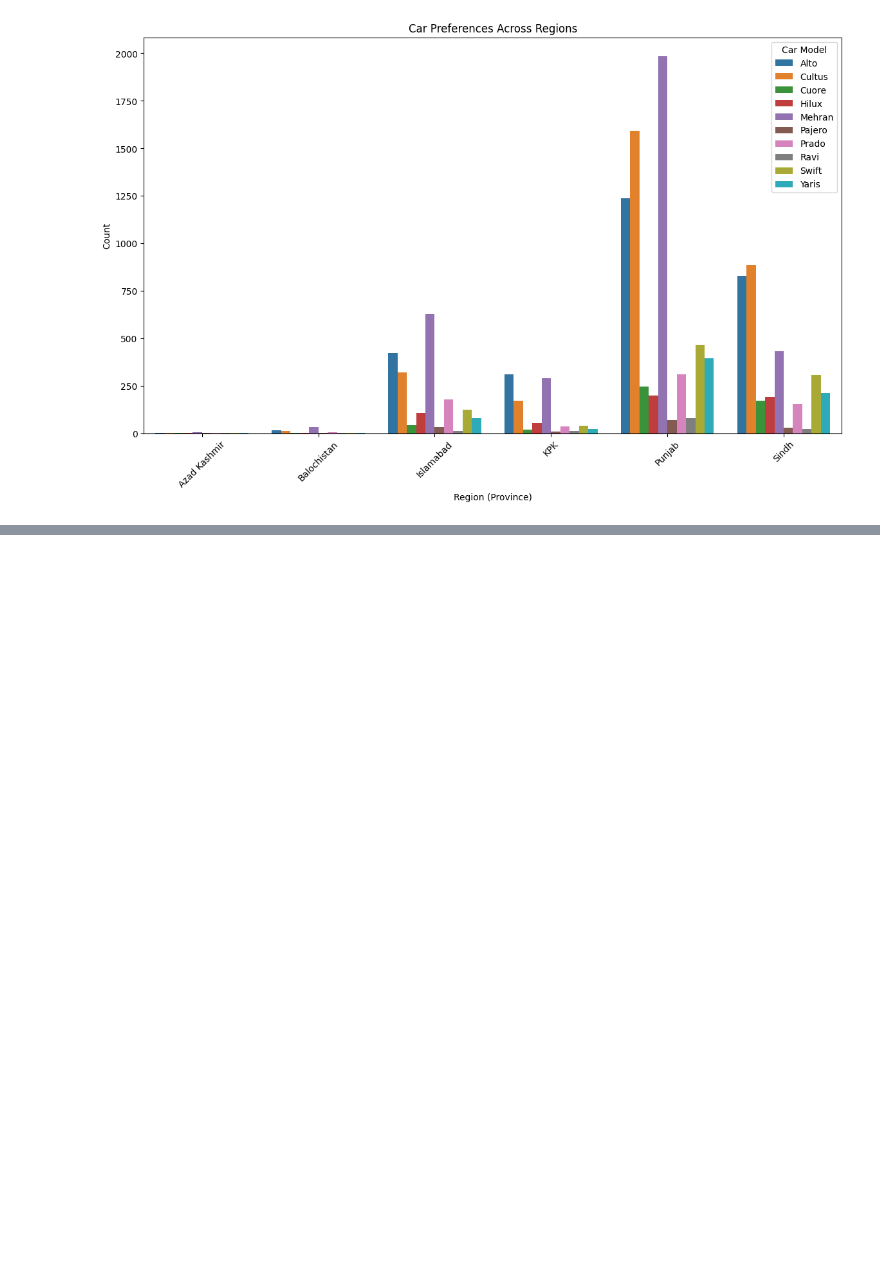
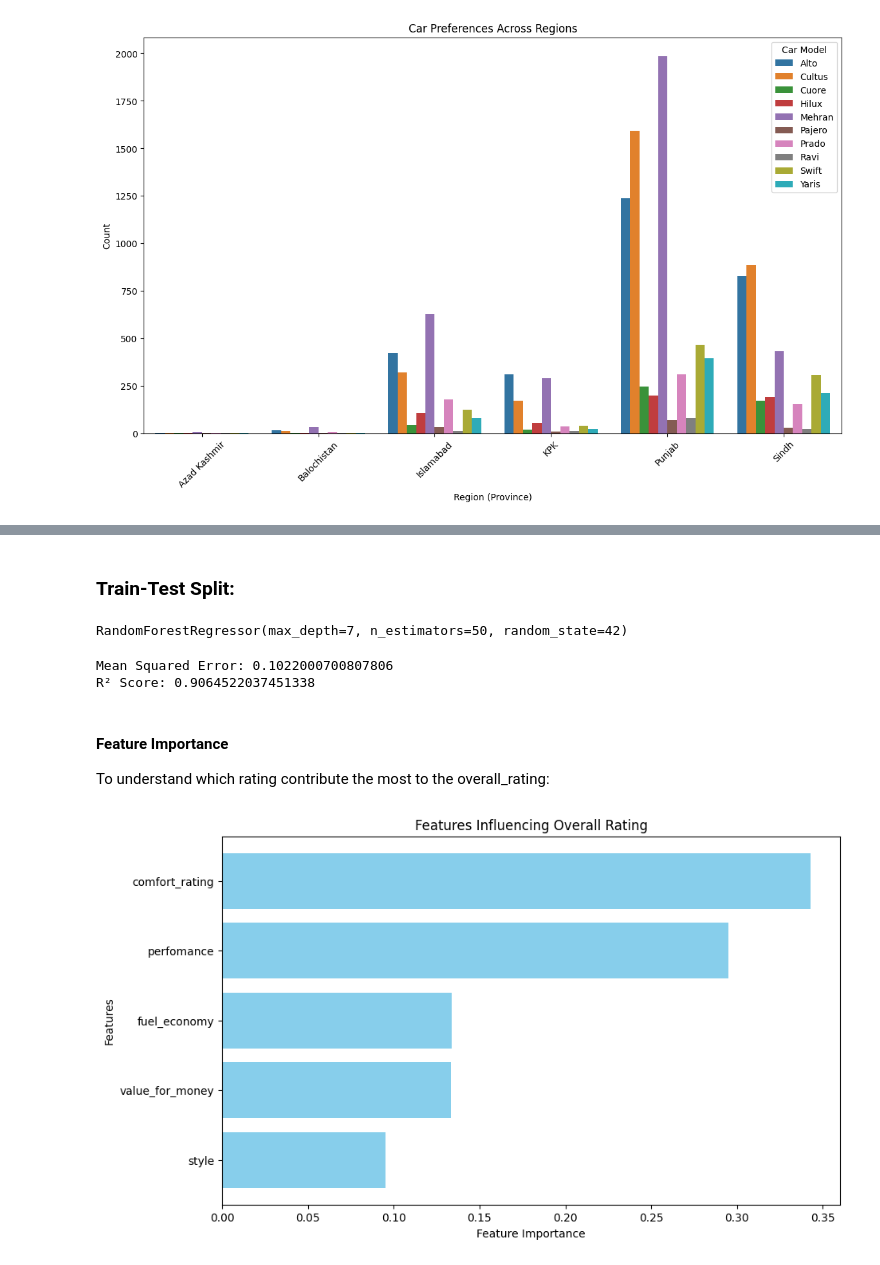
Before and after one commit to Muneeb-03/CS334-PakWheels-Project, a Jupyter notebook: project.ipynb, the cells around one changed output, grey strips where cells are left out. Cells and saved outputs as stored; diff of their text form; code cells hidden in the pictures; blank space fills up the shorter version.

```diff
--- a/project.ipynb
+++ b/project.ipynb
@@ -1751,0 +1756,3 @@ plt.show()
+# %%
+reviews_df = pd.read_csv(os.path.join('cleaned datasets', 'dataset_2.csv'))
+reviews_df.head()
@@ -1751,0 +1768,4 @@ plt.show()
+# %%
+selected_cols = ['style', 'comfort_rating', 'fuel_economy', 'perfomance', 'value_for_money', 'overall_rating']
+data = reviews_df[selected_cols]
+data.head()
@@ -1751,0 +1791,41 @@ plt.show()
+# %% [markdown]
+### Train-Test Split:
+# %%
+X_train, X_test, y_train, y_test = train_test_split(data.drop(columns=['overall_rating']), data['overall_rating'], test_size=0.2, random_state=42)
+# %%
+random_forest = RandomForestRegressor(n_estimators=50, max_depth=7, random_state=42)
+
+random_forest.fit(X_train, y_train)
+# %% [output]
+RandomForestRegressor(max_depth=7, n_estimators=50, random_state=42)
+# %%
+y_pred = random_forest.predict(X_test)
+
+# Evaluate
+print(f"Mean Squared Error: {mean_squared_error(y_test, y_pred)}")
+print(f"R² Score: {r2_score(y_test, y_pred)}")
+# %% [output]
+Mean Squared Error: 0.1022000700807806
+R² Score: 0.9064522037451338
+# %% [markdown]
+#### Feature Importance
+
+To understand which rating contribute the most to the overall_rating:
+# %%
+importances = random_forest.feature_importances_
+feature_names = X_train.columns
+
+# Create a DataFrame for feature importances
+importance_df = pd.DataFrame({'Feature': feature_names, 'Importance': importances})
+importance_df = importance_df.sort_values(by='Importance', ascending=False)
+
+# Visualize the top 10 important features
+plt.figure(figsize=(10, 6))
+plt.barh(importance_df['Feature'][:10], importance_df['Importance'][:10], color='skyblue')
+plt.xlabel('Feature Importance')
+plt.ylabel('Features')
+plt.title('Features Influencing Overall Rating')
+plt.gca().invert_yaxis()
+plt.show()
+# %% [output]
+[figure, added]
```
Also changed, not shown: parts of 9 cells of this notebook.
